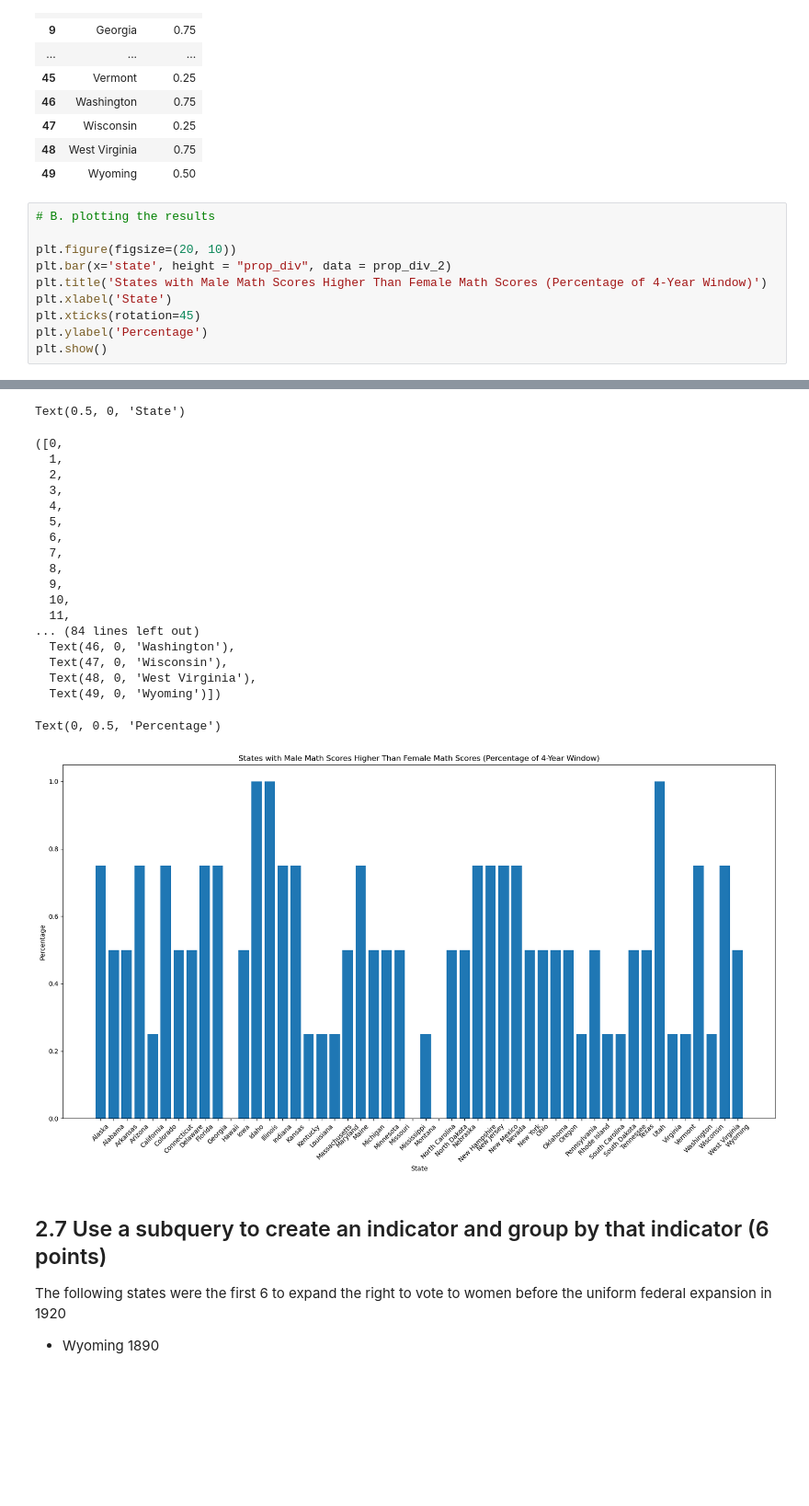
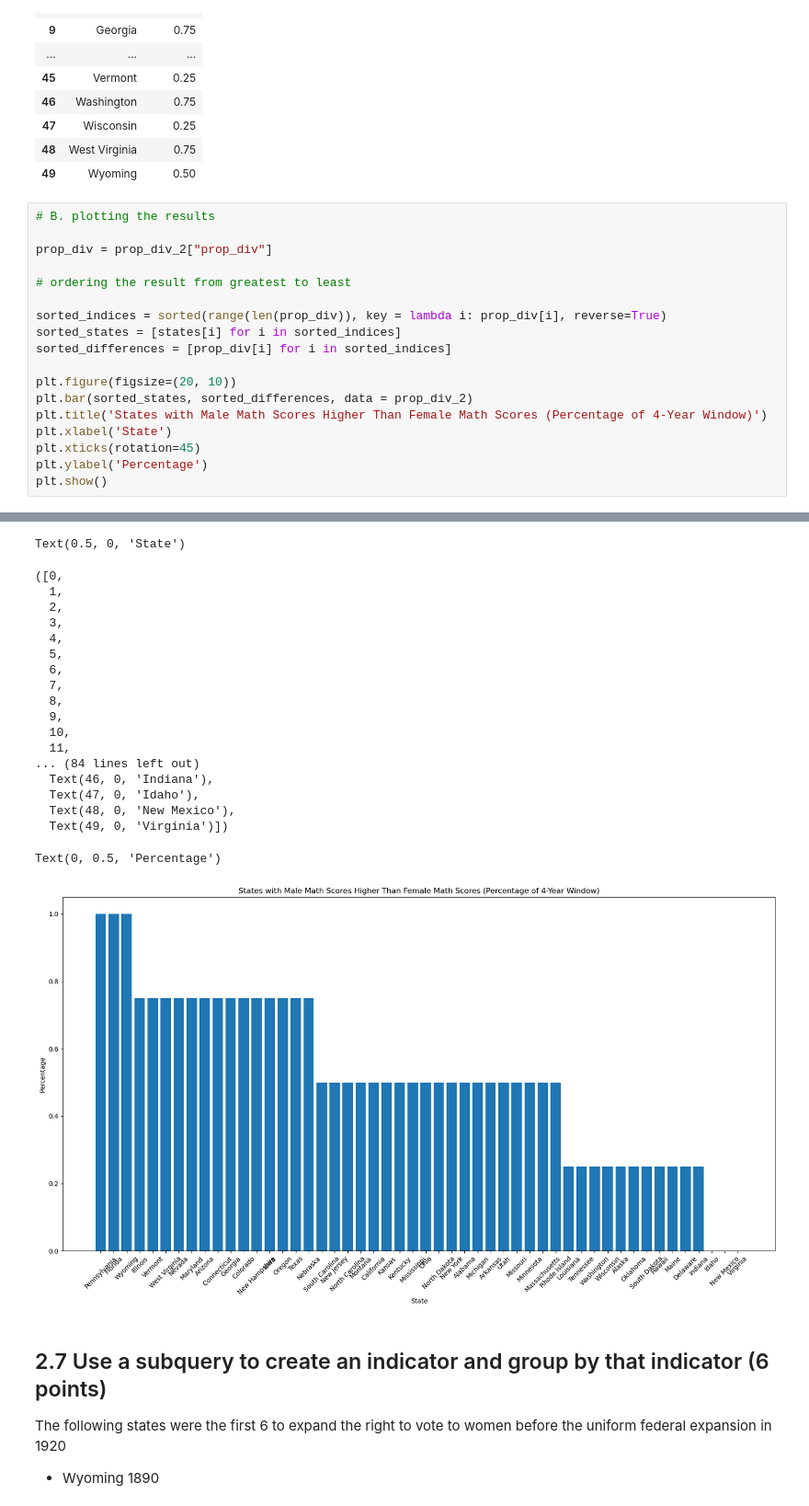
Before and after one commit to mford0521/QSS20_S24, a Jupyter notebook: ford_work/pset4_blank.ipynb, the cells around one changed output, grey strips where cells are left out. Shown at 92% size. Drawn from its saved outputs; the diff is of its cells as text; blank space fills up the shorter version.

```diff
--- a/ford_work/pset4_blank.ipynb
+++ b/ford_work/pset4_blank.ipynb
@@ -597,37 +601,45 @@ prop_div_2
 # %%
 # B. plotting the results
 
+prop_div = prop_div_2["prop_div"]
+
+# ordering the result from greatest to least
+
+sorted_indices = sorted(range(len(prop_div)), key = lambda i: prop_div[i], reverse=True)
+sorted_states = [states[i] for i in sorted_indices]
+sorted_differences = [prop_div[i] for i in sorted_indices]
+
 plt.figure(figsize=(20, 10))
-plt.bar(x='state', height = "prop_div", data = prop_div_2)
+plt.bar(sorted_states, sorted_differences, data = prop_div_2)
 plt.title('States with Male Math Scores Higher Than Female Math Scores (Percentage of 4-Year Window)')
 plt.xlabel('State')
 plt.xticks(rotation=45)
 plt.ylabel('Percentage')
 plt.show()
 # %% [output]
 <Figure size 2000x1000 with 0 Axes>
 <BarContainer object of 50 artists>
 Text(0.5, 1.0, 'States with Male Math Scores Higher Than Female Math Scores (Percentage of 4-Year Window)')
 Text(0.5, 0, 'State')
 ([0,
   1,
   2,
   3,
   4,
   5,
   6,
   7,
   8,
   9,
   10,
   11,
 ... (84 lines left out)
-  Text(46, 0, 'Washington'),
-  Text(47, 0, 'Wisconsin'),
-  Text(48, 0, 'West Virginia'),
-  Text(49, 0, 'Wyoming')])
+  Text(46, 0, 'Indiana'),
+  Text(47, 0, 'Idaho'),
+  Text(48, 0, 'New Mexico'),
+  Text(49, 0, 'Virginia')])
 Text(0, 0.5, 'Percentage')
-[figure, old version]
+[figure, new version]
 # %% [markdown]
 ## 2.7 Use a subquery to create an indicator and group by that indicator (6 points)
 
```
Also changed, not shown: parts of 9 cells of this notebook.
